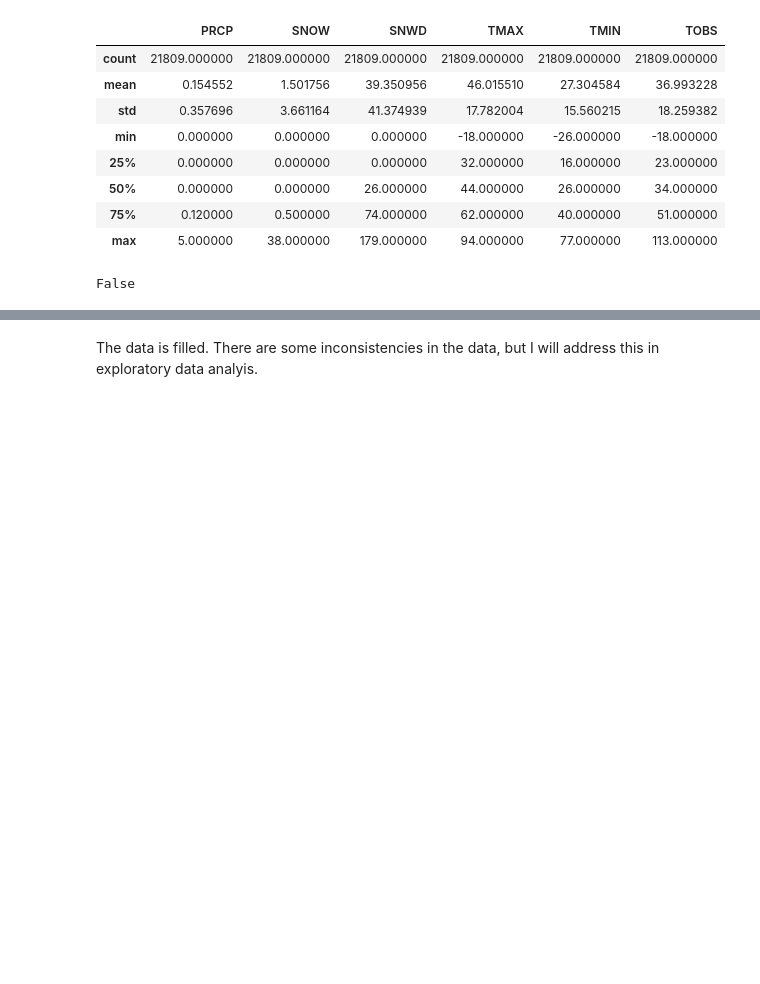
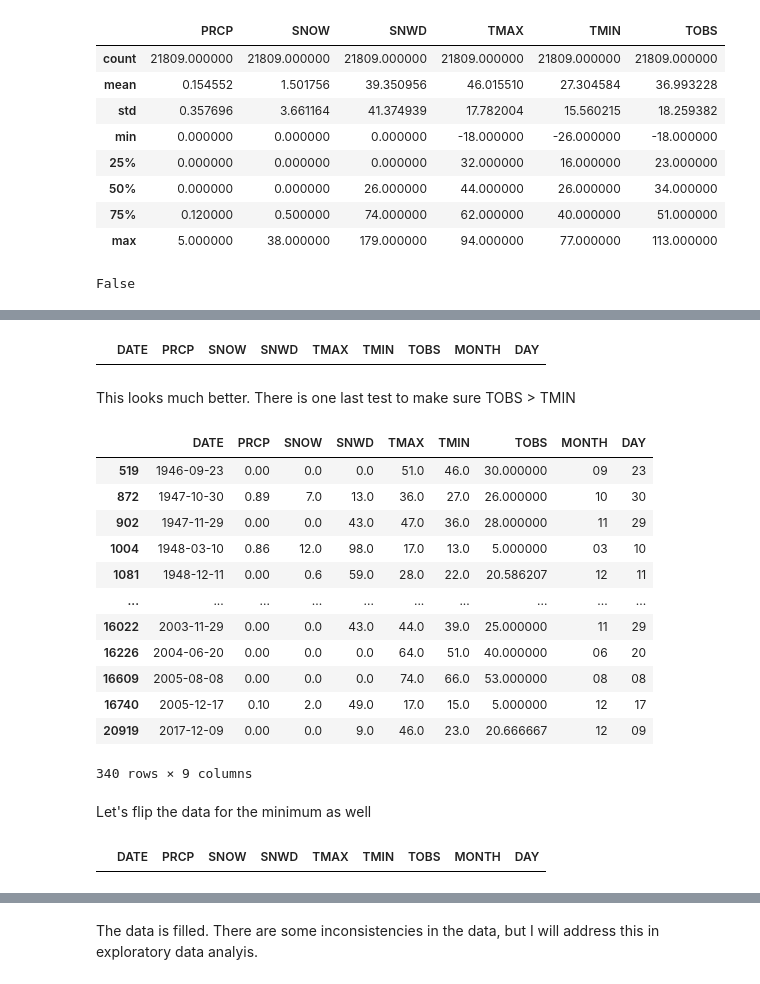
Before and after one commit to sjrekuc/Alta-Snowfall-Modeling, a Jupyter notebook: Capstone1_Data_Wrangling.ipynb, the cells around one changed output, grey strips where cells are left out. Drawn from its saved outputs; the diff is of its cells as text; code cells hidden in the pictures; blank space fills up the shorter version.

```diff
--- a/Capstone1_Data_Wrangling.ipynb
+++ b/Capstone1_Data_Wrangling.ipynb
@@ -323,0 +343,5 @@ False
+# %%
+# check to make sure TMAX > TOBS; if they are not, then flip them
+mistake2 = alta[alta['TOBS'] > alta['TMAX']] # ['TMAX']
+alta.loc[mistake2.index, 'TOBS'] = mistake2['TMAX']
+alta.loc[mistake2.index, 'TMAX'] = mistake2['TOBS']
@@ -323,0 +362,24 @@ False
+# %%
+alta[alta['TOBS'] > alta['TMAX']]
+# %% [output]
+|  | DATE | PRCP | SNOW | SNWD | TMAX | TMIN | TOBS | MONTH | DAY |
+# %% [markdown]
+This looks much better. There is one last test to make sure TOBS > TMIN
+# %%
+alta[alta['TOBS'] < alta['TMIN']]
+# %% [output]
+|  | DATE | PRCP | SNOW | SNWD | TMAX | TMIN | TOBS | MONTH | DAY |
+| 519 | 1946-09-23 | 0.00 | 0.0 | 0.0 | 51.0 | 46.0 | 30.000000 | 09 | 23 |
+| 872 | 1947-10-30 | 0.89 | 7.0 | 13.0 | 36.0 | 27.0 | 26.000000 | 10 | 30 |
+| 902 | 1947-11-29 | 0.00 | 0.0 | 43.0 | 47.0 | 36.0 | 28.000000 | 11 | 29 |
+| 1004 | 1948-03-10 | 0.86 | 12.0 | 98.0 | 17.0 | 13.0 | 5.000000 | 03 | 10 |
+| 1081 | 1948-12-11 | 0.00 | 0.6 | 59.0 | 28.0 | 22.0 | 20.586207 | 12 | 11 |
+| ... | ... | ... | ... | ... | ... | ... | ... | ... | ... |
+| 16022 | 2003-11-29 | 0.00 | 0.0 | 43.0 | 44.0 | 39.0 | 25.000000 | 11 | 29 |
+| 16226 | 2004-06-20 | 0.00 | 0.0 | 0.0 | 64.0 | 51.0 | 40.000000 | 06 | 20 |
+| 16609 | 2005-08-08 | 0.00 | 0.0 | 0.0 | 74.0 | 66.0 | 53.000000 | 08 | 08 |
+| 16740 | 2005-12-17 | 0.10 | 2.0 | 49.0 | 17.0 | 15.0 | 5.000000 | 12 | 17 |
+| 20919 | 2017-12-09 | 0.00 | 0.0 | 9.0 | 46.0 | 23.0 | 20.666667 | 12 | 09 |
+340 rows × 9 columns
+# %% [markdown]
+Let's flip the data for the minimum as well
@@ -323,0 +391,5 @@ False
+# %%
+# check that was done correctly
+alta[alta['TOBS'] < alta['TMIN']]
+# %% [output]
+|  | DATE | PRCP | SNOW | SNWD | TMAX | TMIN | TOBS | MONTH | DAY |
```
Also changed, not shown: parts of 56 cells of this notebook, 2 other files.
